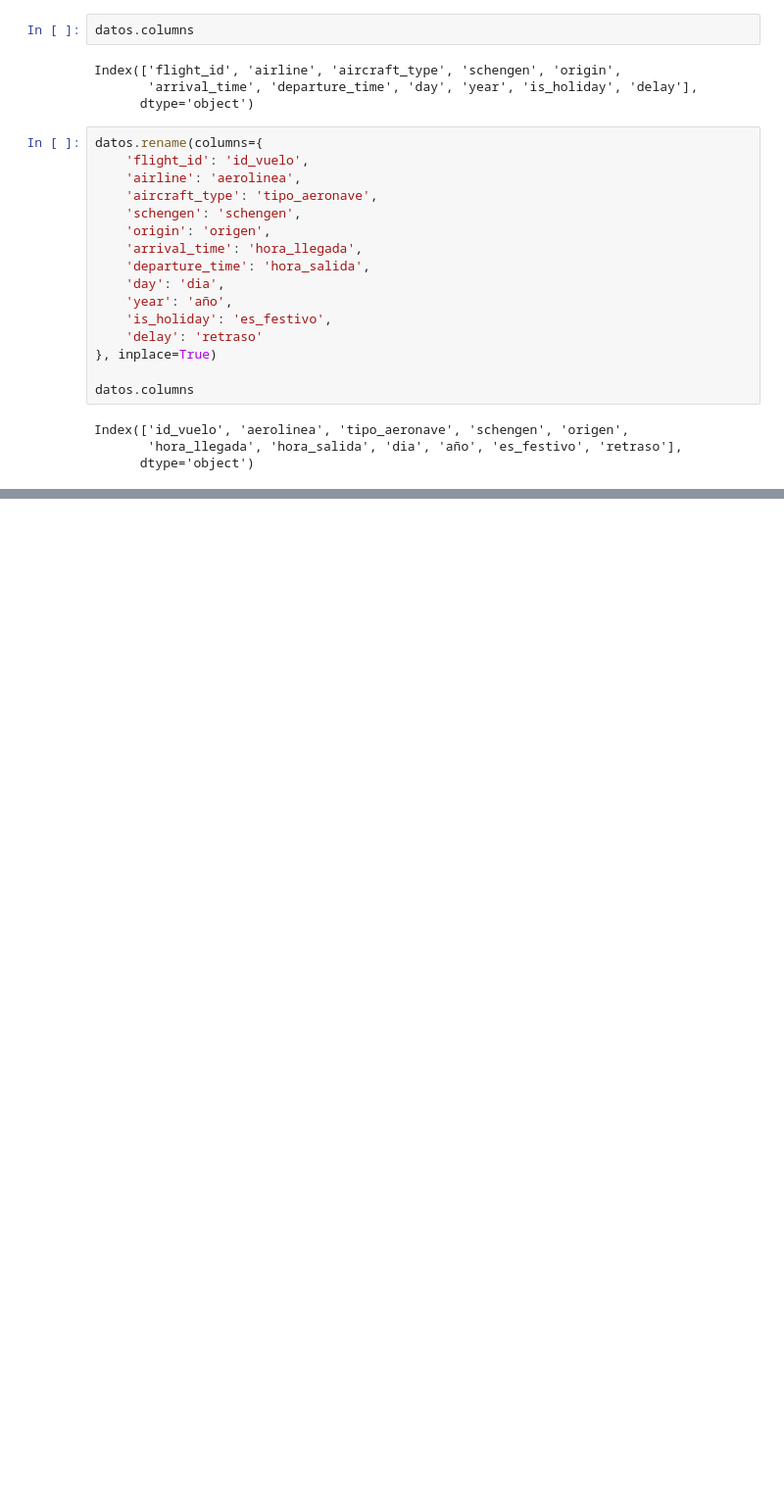
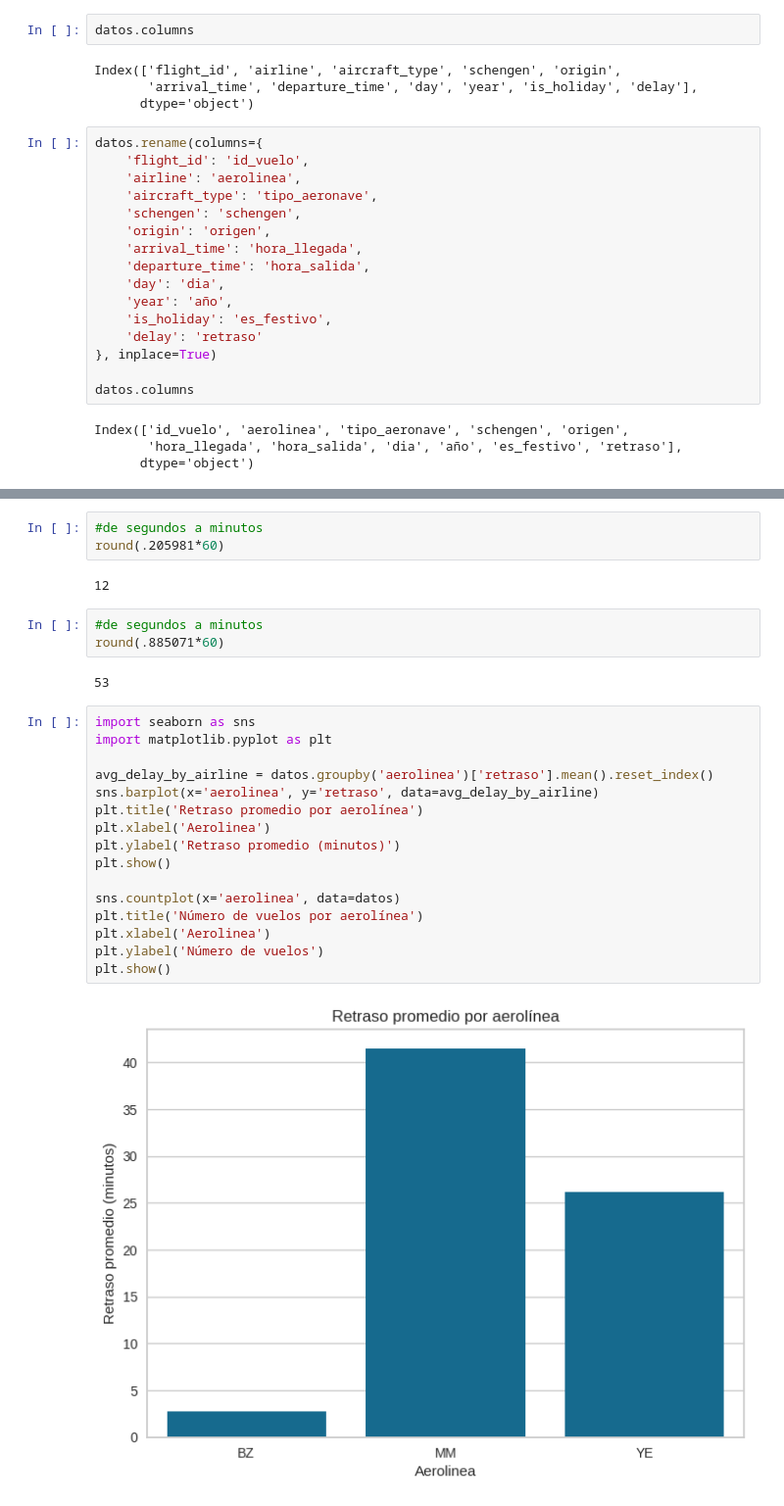
Before and after one commit to AngelTroncoso/OptimizacionAeroPortuaria, a Jupyter notebook: OptimizacionAeroPortuaria.ipynb, the cells around one changed output, grey strips where cells are left out. Shown at 98% size. Drawn from its saved outputs; the diff is of its cells as text; blank space fills up the shorter version.

```diff
--- a/OptimizacionAeroPortuaria.ipynb
+++ b/OptimizacionAeroPortuaria.ipynb
@@ -99,0 +110,28 @@ datos.describe(include='O')
+# %%
+#de segundos a minutos
+round(.205981*60)
+# %% [output]
+12
+# %%
+#de segundos a minutos
+round(.885071*60)
+# %% [output]
+53
+# %%
+import seaborn as sns
+import matplotlib.pyplot as plt
+
+avg_delay_by_airline = datos.groupby('aerolinea')['retraso'].mean().reset_index()
+sns.barplot(x='aerolinea', y='retraso', data=avg_delay_by_airline)
+plt.title('Retraso promedio por aerolínea')
+plt.xlabel('Aerolinea')
+plt.ylabel('Retraso promedio (minutos)')
+plt.show()
+
+sns.countplot(x='aerolinea', data=datos)
+plt.title('Número de vuelos por aerolínea')
+plt.xlabel('Aerolinea')
+plt.ylabel('Número de vuelos')
+plt.show()
+# %% [output]
+[figure, added]
```
Also changed, not shown: parts of 72 cells of this notebook.
